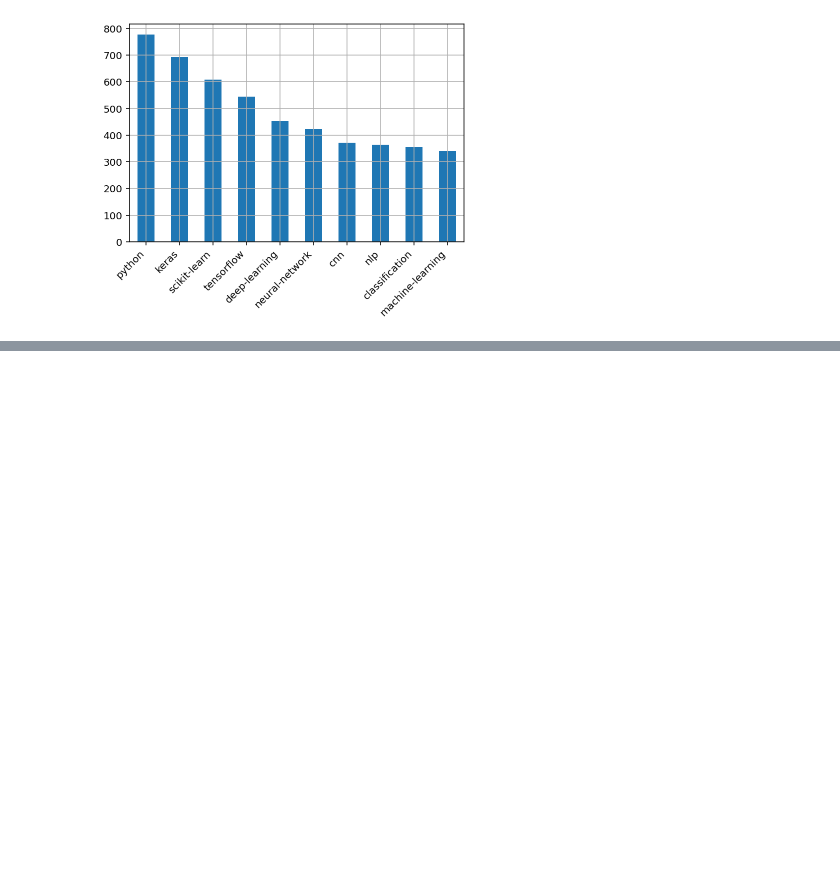
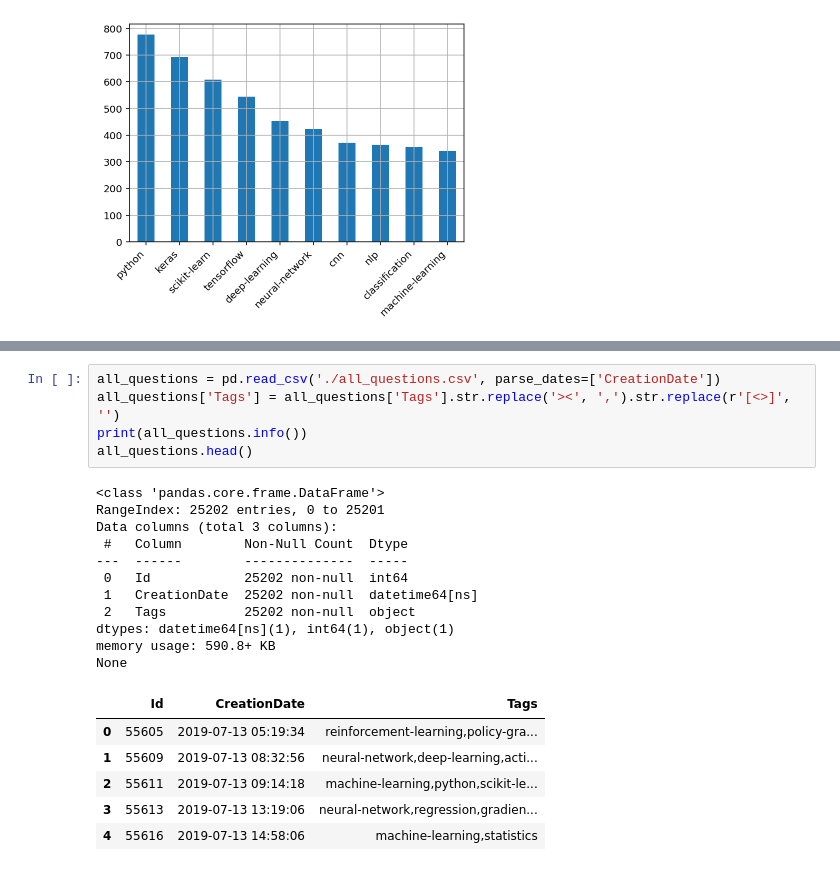
Before and after one commit to ajlaan-bridle/dataquest-projects, a Jupyter notebook: 11-stackexchange-ds/seds.ipynb, the cells around one changed output, grey strips where cells are left out. Drawn from its saved outputs; the diff is of its cells as text; blank space fills up the shorter version.

```diff
--- a/11-stackexchange-ds/seds.ipynb
+++ b/11-stackexchange-ds/seds.ipynb
@@ -170,0 +204,23 @@ A merged DataFrame has been created from the question count and view count data
+# %%
+all_questions = pd.read_csv('./all_questions.csv', parse_dates=['CreationDate'])
+all_questions['Tags'] = all_questions['Tags'].str.replace('><', ',').str.replace(r'[<>]', '')
+print(all_questions.info())
+all_questions.head()
+# %% [output]
+<class 'pandas.core.frame.DataFrame'>
+RangeIndex: 25202 entries, 0 to 25201
+Data columns (total 3 columns):
+ #   Column        Non-Null Count  Dtype
+---  ------        --------------  -----
+ 0   Id            25202 non-null  int64
+ 1   CreationDate  25202 non-null  datetime64[ns]
+ 2   Tags          25202 non-null  object
+dtypes: datetime64[ns](1), int64(1), object(1)
+memory usage: 590.8+ KB
+None
+|  | Id | CreationDate | Tags |
+| 0 | 55605 | 2019-07-13 05:19:34 | reinforcement-learning,policy-gra... |
+| 1 | 55609 | 2019-07-13 08:32:56 | neural-network,deep-learning,acti... |
+| 2 | 55611 | 2019-07-13 09:14:18 | machine-learning,python,scikit-le... |
+| 3 | 55613 | 2019-07-13 13:19:06 | neural-network,regression,gradien... |
+| 4 | 55616 | 2019-07-13 14:58:06 | machine-learning,statistics |
```
Also changed, not shown: parts of 4 cells of this notebook, 1 other file.
